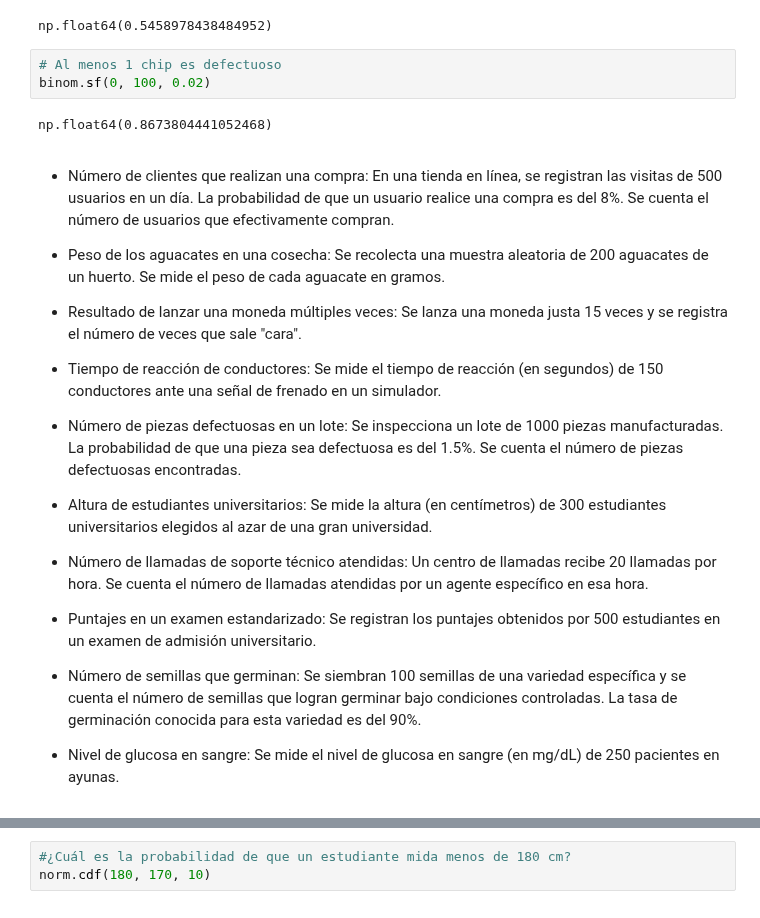
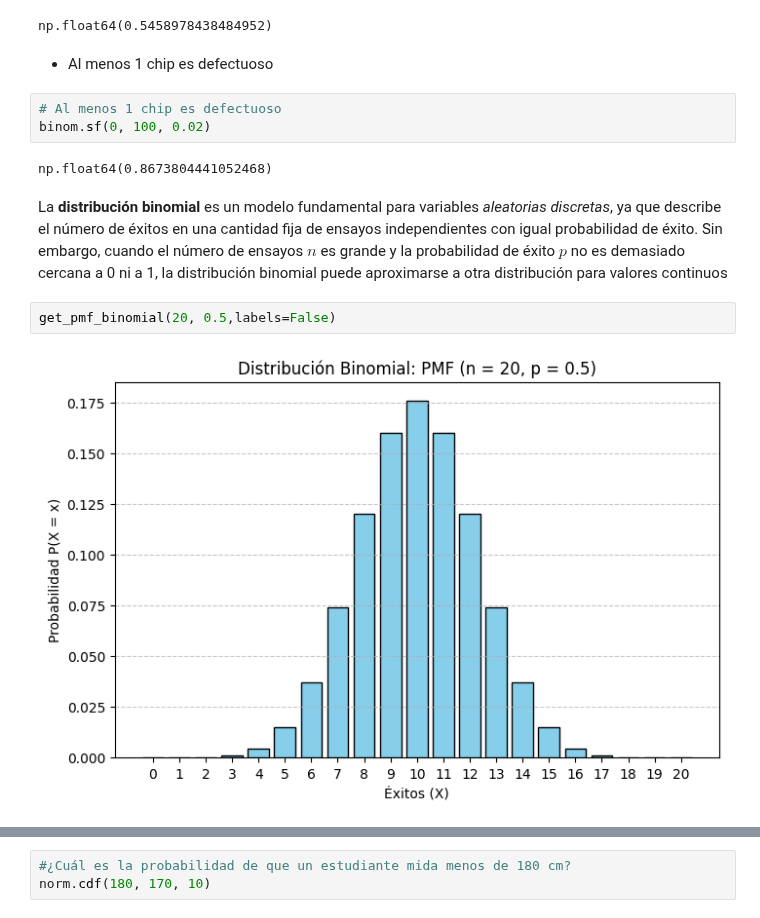
Before and after one commit to zyntonyson/bootcamp_ds_da, a Jupyter notebook: 05-analisis-estadistico/10-S5-Probabilidad.ipynb, the cells around one changed output, grey strips where cells are left out. Drawn from its saved outputs; the diff is of its cells as text.

```diff
--- a/05-analisis-estadistico/10-S5-Probabilidad.ipynb
+++ b/05-analisis-estadistico/10-S5-Probabilidad.ipynb
@@ -312,30 +354,18 @@ np.float64(0.5458978438484958)
 binom.pmf(2, 100, 0.02) + binom.pmf(3, 100, 0.02) + binom.pmf(4, 100, 0.02)
 # %% [output]
 np.float64(0.5458978438484952)
+# %% [markdown]
+* Al menos 1 chip es defectuoso
 # %%
 # Al menos 1 chip es defectuoso
 binom.sf(0, 100, 0.02)
 # %% [output]
 np.float64(0.8673804441052468)
-# %% [markdown]
-* Número de clientes que realizan una compra: En una tienda en línea, se registran las visitas de 500 usuarios en un día. La probabilidad de que un usuario realice una compra es del 8%. Se cuenta el número de usuarios que efectivamente compran.
-
-* Peso de los aguacates en una cosecha: Se recolecta una muestra aleatoria de 200 aguacates de un huerto. Se mide el peso de cada aguacate en gramos.
-
-* Resultado de lanzar una moneda múltiples veces: Se lanza una moneda justa 15 veces y se registra el número de veces que sale "cara".
-
-* Tiempo de reacción de conductores: Se mide el tiempo de reacción (en segundos) de 150 conductores ante una señal de frenado en un simulador.
-
-* Número de piezas defectuosas en un lote: Se inspecciona un lote de 1000 piezas manufacturadas. La probabilidad de que una pieza sea defectuosa es del 1.5%. Se cuenta el número de piezas defectuosas encontradas.
-
-* Altura de estudiantes universitarios: Se mide la altura (en centímetros) de 300 estudiantes universitarios elegidos al azar de una gran universidad.
-
-* Número de llamadas de soporte técnico atendidas: Un centro de llamadas recibe 20 llamadas por hora. Se cuenta el número de llamadas atendidas por un agente específico en esa hora.
-
-* Puntajes en un examen estandarizado: Se registran los puntajes obtenidos por 500 estudiantes en un examen de admisión universitario.
-
-* Número de semillas que germinan: Se siembran 100 semillas de una variedad específica y se cuenta el número de semillas que logran germinar bajo condiciones controladas. La tasa de germinación conocida para esta variedad es del 90%.
-
-* Nivel de glucosa en sangre: Se mide el nivel de glucosa en sangre (en mg/dL) de 250 pacientes en ayunas.
+# %% [markdown]
+La **distribución binomial** es un modelo fundamental para variables *aleatorias discretas*, ya que describe el número de éxitos en una cantidad fija de ensayos independientes con igual probabilidad de éxito. Sin embargo, cuando el número de ensayos $n$ es grande y la probabilidad de éxito $p$ no es demasiado cercana a 0 ni a 1, la distribución binomial puede aproximarse a otra distribución para valores continuos
+# %%
+get_pmf_binomial(20, 0.5,labels=False)
+# %% [output]
+[figure, added]
 # %% [markdown]
 ###  Distribución normal
```
Also changed, not shown: parts of 42 cells of this notebook.
